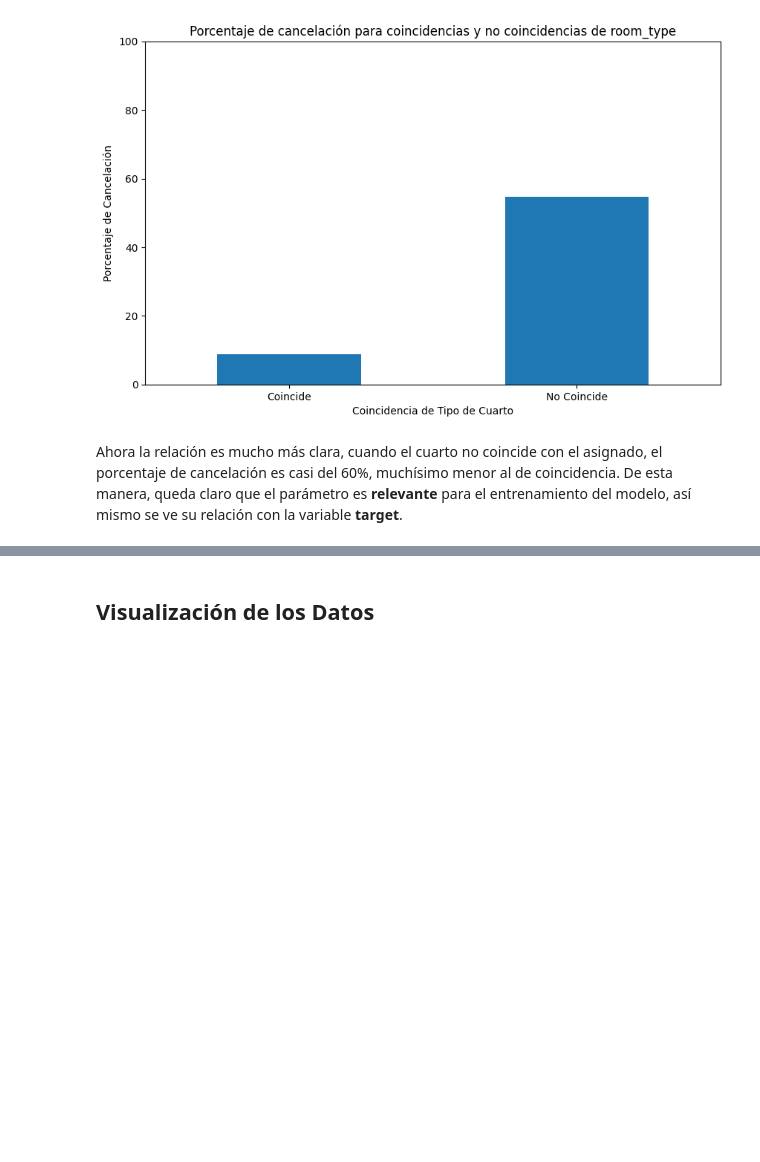
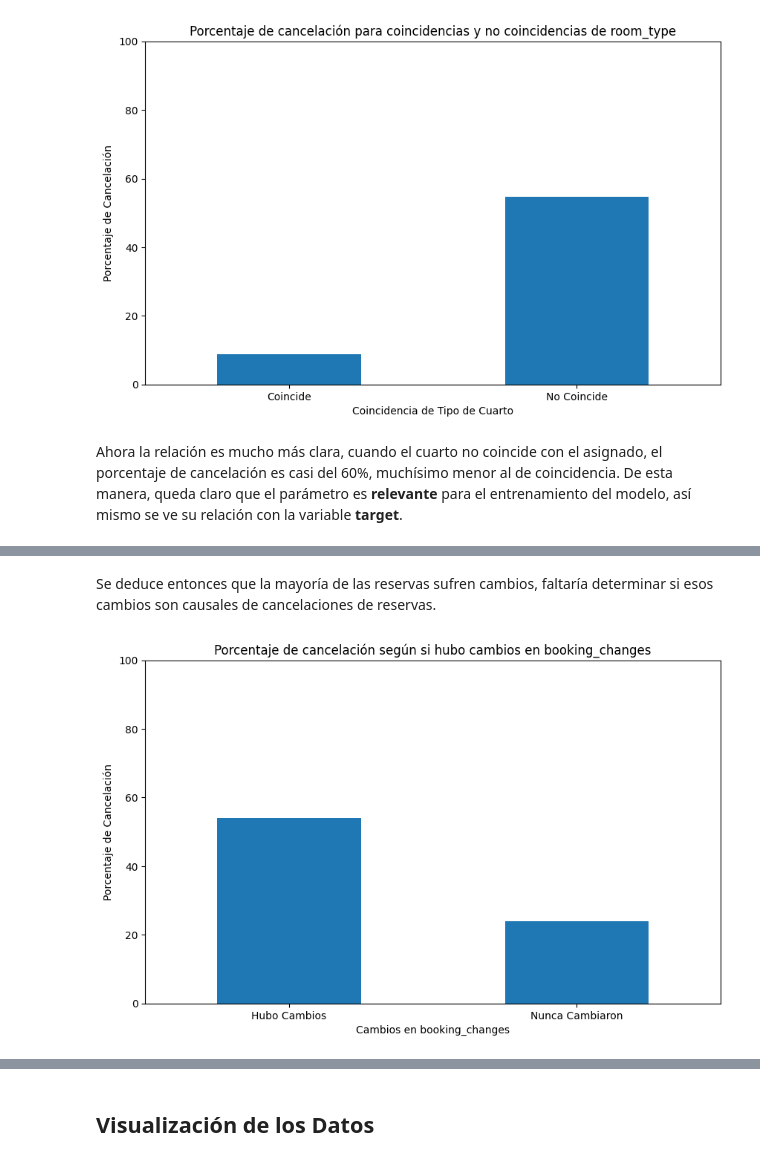
Before and after one commit to InspectorDave/OrgaDeDatos-TPs, a Jupyter notebook: 7506R_TP1_GRUPO11_CHP1_ENTREGA.ipynb, the cells around one changed output, grey strips where cells are left out. Cells and saved outputs as stored; diff of their text form; code cells hidden in the pictures; blank space fills up the shorter version.

```diff
--- a/7506R_TP1_GRUPO11_CHP1_ENTREGA.ipynb
+++ b/7506R_TP1_GRUPO11_CHP1_ENTREGA.ipynb
@@ -1298,0 +1315,17 @@ Ahora la relación es mucho más clara, cuando el cuarto no coincide con el asig
+# %% [markdown]
+Se deduce entonces que la mayoría de las reservas sufren cambios, faltaría determinar si esos cambios son causales de cancelaciones de reservas.
+# %%
+hotels_df_copy = hotels_df.copy()
+hotels_df_copy['changes_occurred'] = hotels_df_copy['booking_changes'] > 0
+cancellation_percentages = hotels_df_copy.groupby('changes_occurred')['is_canceled'].mean() * 100
+
+plt.figure(figsize=(10, 6))
+cancellation_percentages.plot(kind='bar')
+plt.title('Porcentaje de cancelación según si hubo cambios en booking_changes')
+plt.xlabel('Cambios en booking_changes')
+plt.ylabel('Porcentaje de Cancelación')
+plt.xticks([0, 1], ['Hubo Cambios', 'Nunca Cambiaron'], rotation=0)
+plt.ylim(0, 100)
+plt.show()
+# %% [output]
+[figure, added]
```
Also changed, not shown: parts of 6 cells of this notebook.
